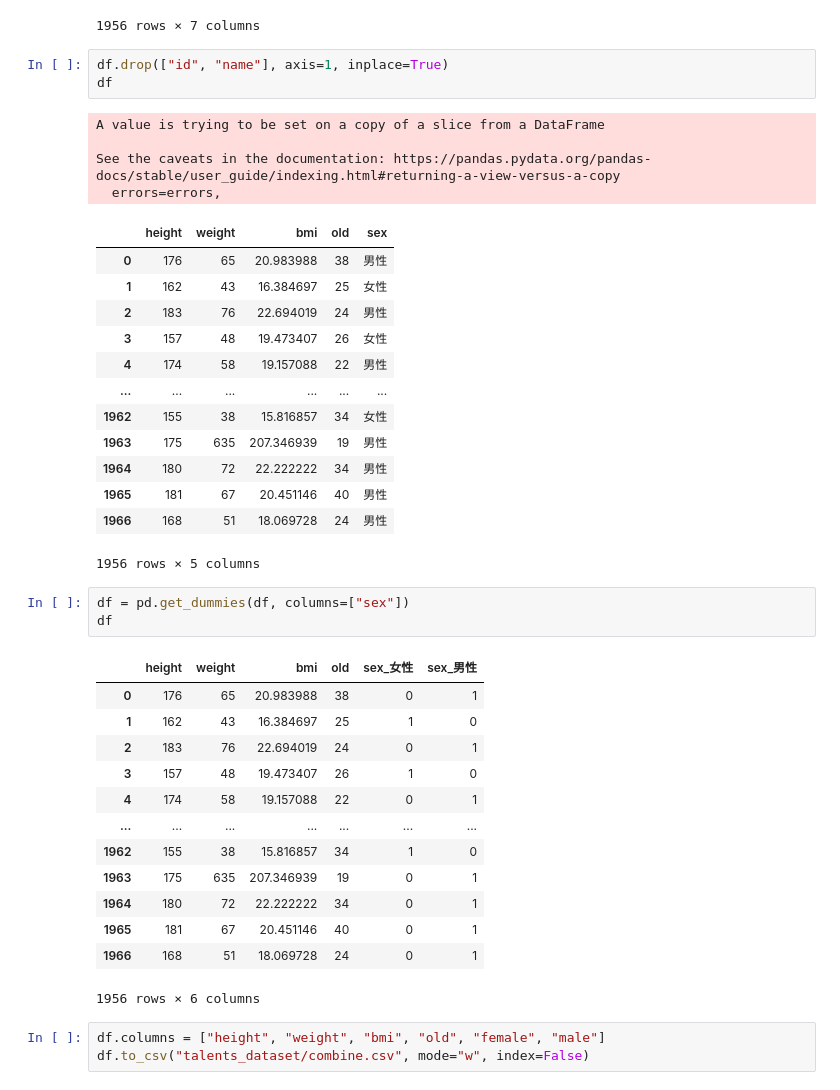
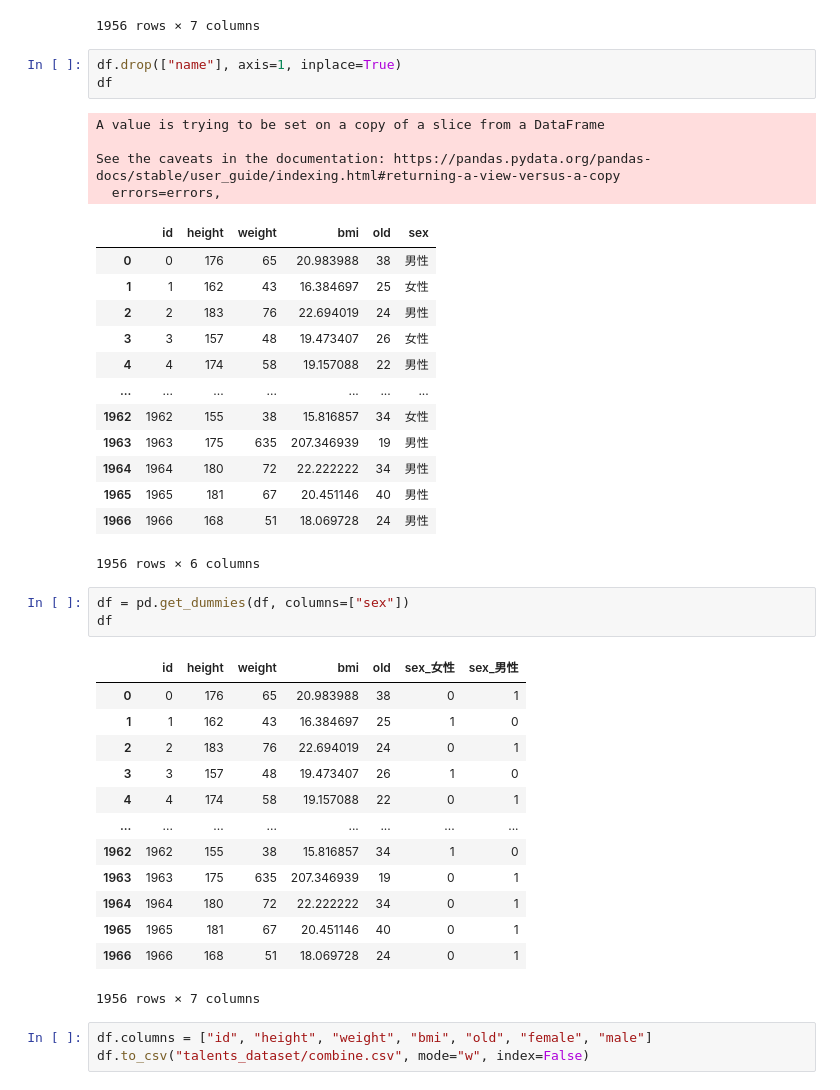
Before and after one commit to masachika-kamada/face-to-body, a Jupyter notebook: collect_data.ipynb, the cells around one changed output. Saved outputs shown, nothing was run; the diff lists cells and outputs as text.

```diff
--- a/collect_data.ipynb
+++ b/collect_data.ipynb
@@ -311,43 +311,43 @@ See the caveats in the documentation: https://pandas.pydata.org/pandas-docs/stab
 | 1966 | 1966 | 江口祐貴 | 168 | 51 | 18.069728 | 24 | 男性 |
 1956 rows × 7 columns
 # %%
-df.drop(["id", "name"], axis=1, inplace=True)
+df.drop(["name"], axis=1, inplace=True)
 df
 # %% [output]
 A value is trying to be set on a copy of a slice from a DataFrame
 
 See the caveats in the documentation: https://pandas.pydata.org/pandas-docs/stable/user_guide/indexing.html#returning-a-view-versus-a-copy
   errors=errors,
-|  | height | weight | bmi | old | sex |
-| 0 | 176 | 65 | 20.983988 | 38 | 男性 |
-| 1 | 162 | 43 | 16.384697 | 25 | 女性 |
-| 2 | 183 | 76 | 22.694019 | 24 | 男性 |
-| 3 | 157 | 48 | 19.473407 | 26 | 女性 |
-| 4 | 174 | 58 | 19.157088 | 22 | 男性 |
-| ... | ... | ... | ... | ... | ... |
-| 1962 | 155 | 38 | 15.816857 | 34 | 女性 |
-| 1963 | 175 | 635 | 207.346939 | 19 | 男性 |
-| 1964 | 180 | 72 | 22.222222 | 34 | 男性 |
-| 1965 | 181 | 67 | 20.451146 | 40 | 男性 |
-| 1966 | 168 | 51 | 18.069728 | 24 | 男性 |
+|  | id | height | weight | bmi | old | sex |
+| 0 | 0 | 176 | 65 | 20.983988 | 38 | 男性 |
+| 1 | 1 | 162 | 43 | 16.384697 | 25 | 女性 |
+| 2 | 2 | 183 | 76 | 22.694019 | 24 | 男性 |
+| 3 | 3 | 157 | 48 | 19.473407 | 26 | 女性 |
+| 4 | 4 | 174 | 58 | 19.157088 | 22 | 男性 |
+| ... | ... | ... | ... | ... | ... | ... |
+| 1962 | 1962 | 155 | 38 | 15.816857 | 34 | 女性 |
+| 1963 | 1963 | 175 | 635 | 207.346939 | 19 | 男性 |
+| 1964 | 1964 | 180 | 72 | 22.222222 | 34 | 男性 |
+| 1965 | 1965 | 181 | 67 | 20.451146 | 40 | 男性 |
+| 1966 | 1966 | 168 | 51 | 18.069728 | 24 | 男性 |
-1956 rows × 5 columns
+1956 rows × 6 columns
 # %%
 df = pd.get_dummies(df, columns=["sex"])
 df
 # %% [output]
-|  | height | weight | bmi | old | sex_女性 | sex_男性 |
-| 0 | 176 | 65 | 20.983988 | 38 | 0 | 1 |
-| 1 | 162 | 43 | 16.384697 | 25 | 1 | 0 |
-| 2 | 183 | 76 | 22.694019 | 24 | 0 | 1 |
-| 3 | 157 | 48 | 19.473407 | 26 | 1 | 0 |
-| 4 | 174 | 58 | 19.157088 | 22 | 0 | 1 |
-| ... | ... | ... | ... | ... | ... | ... |
-| 1962 | 155 | 38 | 15.816857 | 34 | 1 | 0 |
-| 1963 | 175 | 635 | 207.346939 | 19 | 0 | 1 |
-| 1964 | 180 | 72 | 22.222222 | 34 | 0 | 1 |
-| 1965 | 181 | 67 | 20.451146 | 40 | 0 | 1 |
-| 1966 | 168 | 51 | 18.069728 | 24 | 0 | 1 |
+|  | id | height | weight | bmi | old | sex_女性 | sex_男性 |
+| 0 | 0 | 176 | 65 | 20.983988 | 38 | 0 | 1 |
+| 1 | 1 | 162 | 43 | 16.384697 | 25 | 1 | 0 |
+| 2 | 2 | 183 | 76 | 22.694019 | 24 | 0 | 1 |
+| 3 | 3 | 157 | 48 | 19.473407 | 26 | 1 | 0 |
+| 4 | 4 | 174 | 58 | 19.157088 | 22 | 0 | 1 |
+| ... | ... | ... | ... | ... | ... | ... | ... |
+| 1962 | 1962 | 155 | 38 | 15.816857 | 34 | 1 | 0 |
+| 1963 | 1963 | 175 | 635 | 207.346939 | 19 | 0 | 1 |
+| 1964 | 1964 | 180 | 72 | 22.222222 | 34 | 0 | 1 |
+| 1965 | 1965 | 181 | 67 | 20.451146 | 40 | 0 | 1 |
+| 1966 | 1966 | 168 | 51 | 18.069728 | 24 | 0 | 1 |
-1956 rows × 6 columns
+1956 rows × 7 columns
 # %%
-df.columns = ["height", "weight", "bmi", "old", "female", "male"]
+df.columns = ["id", "height", "weight", "bmi", "old", "female", "male"]
 df.to_csv("talents_dataset/combine.csv", mode="w", index=False)
```
Also changed, not shown: 5 other files.
